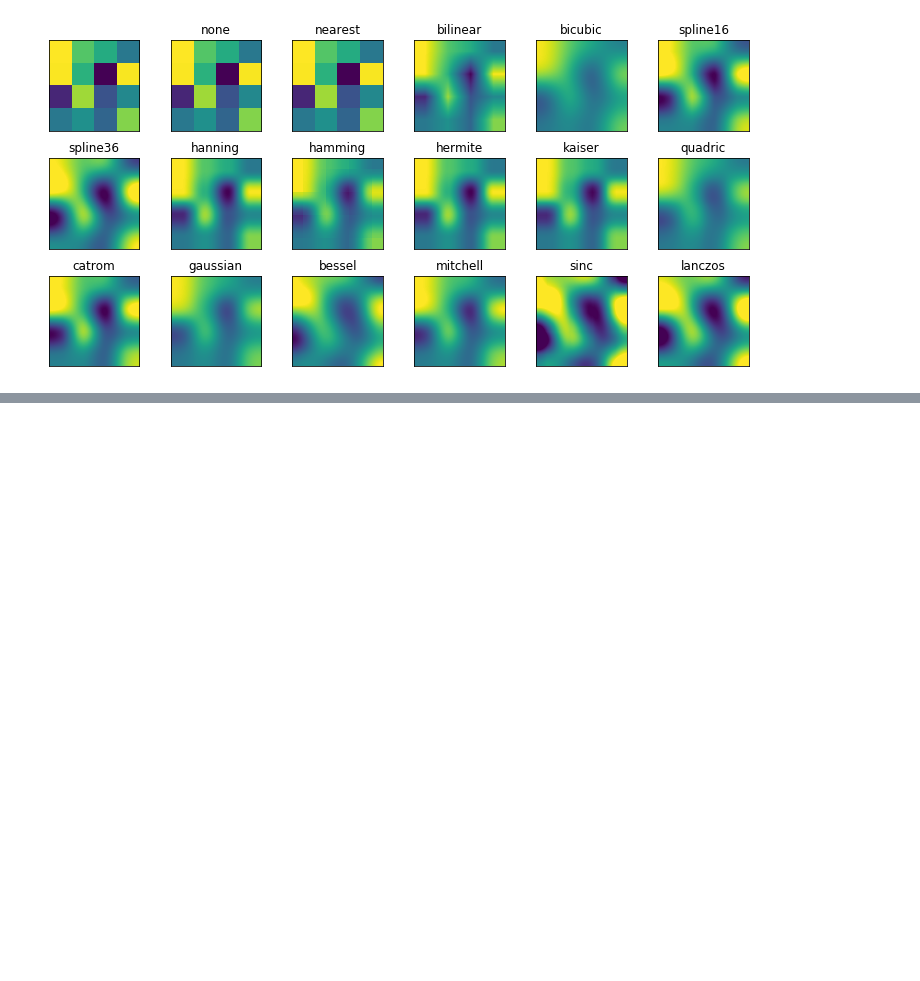
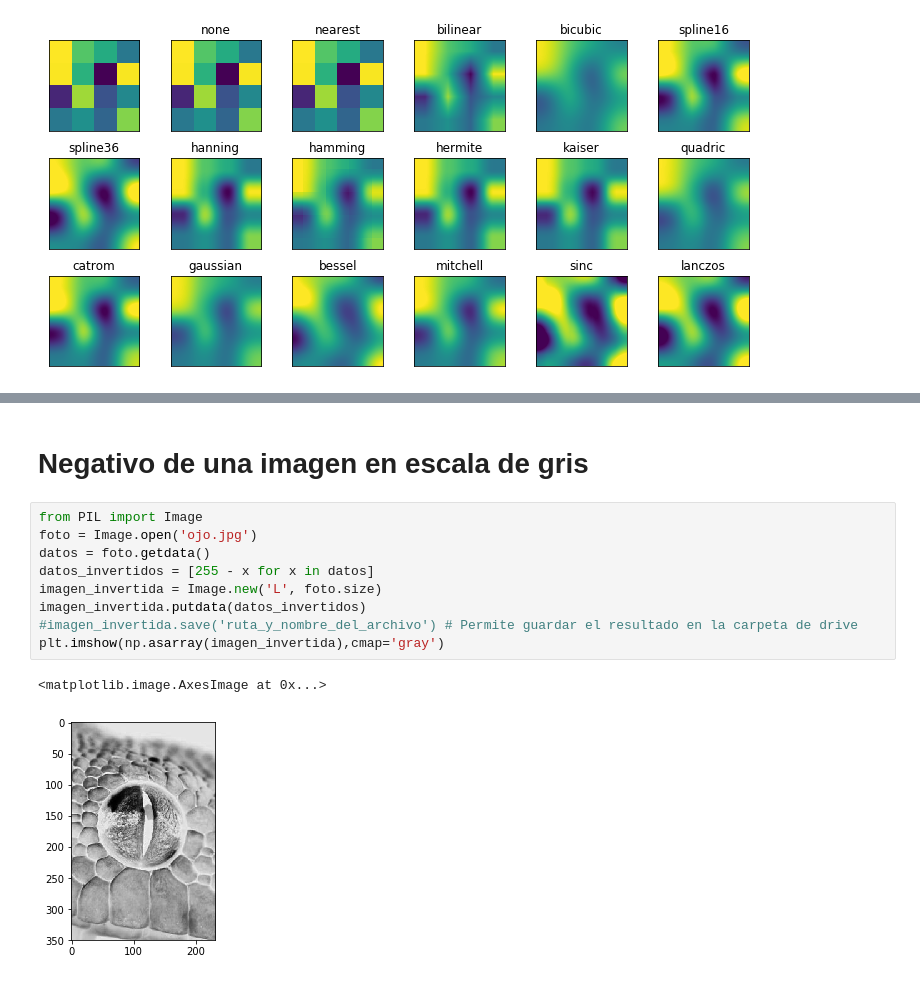
Before and after one commit to Telury/clase3, a Jupyter notebook: clase3.ipynb, the cells around one changed output, grey strips where cells are left out. Cells and saved outputs as stored; diff of their text form; blank space fills up the shorter version.

```diff
--- a/clase3.ipynb
+++ b/clase3.ipynb
@@ -141,0 +158,14 @@ plt.show()
+# %% [markdown]
+# **Negativo de una imagen en escala de gris**
+# %%
+from PIL import Image
+foto = Image.open('ojo.jpg')
+datos = foto.getdata()
+datos_invertidos = [255 - x for x in datos]
+imagen_invertida = Image.new('L', foto.size)
+imagen_invertida.putdata(datos_invertidos)
+#imagen_invertida.save('ruta_y_nombre_del_archivo') # Permite guardar el resultado en la carpeta de drive
+plt.imshow(np.asarray(imagen_invertida),cmap='gray')
+# %% [output]
+<matplotlib.image.AxesImage at 0x...>
+[figure, added]
```
Also changed, not shown: parts of 5 cells of this notebook.
